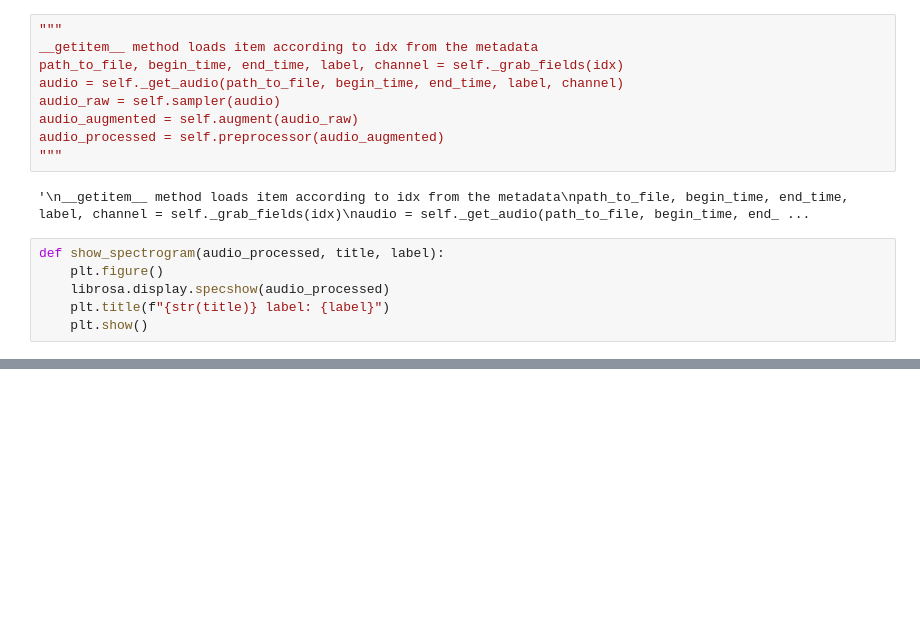
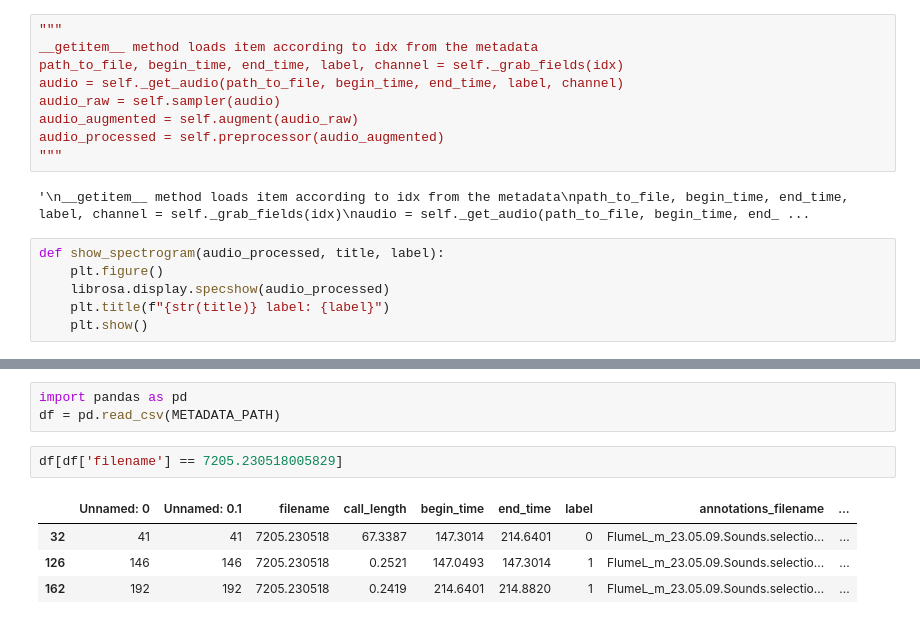
Before and after one commit to deep-voice/soundbay, a Jupyter notebook: notebooks/spectrogram_visualizer.ipynb, the cells around one changed output, grey strips where cells are left out. Saved outputs shown, nothing was run; the diff lists cells and outputs as text; blank space fills up the shorter version.

```diff
--- a/notebooks/spectrogram_visualizer.ipynb
+++ b/notebooks/spectrogram_visualizer.ipynb
@@ -168,0 +250,10 @@ audio_processed.shape: torch.Size([1, 513, 63])
+# %%
+import pandas as pd
+df = pd.read_csv(METADATA_PATH)
+# %%
+df[df['filename'] == 7205.230518005829]
+# %% [output]
+|  | Unnamed: 0 | Unnamed: 0.1 | filename | call_length | begin_time | end_time | label | annotations_filename | ... |
+| 32 | 41 | 41 | 7205.230518 | 67.3387 | 147.3014 | 214.6401 | 0 | FlumeL_m_23.05.09.Sounds.selectio... | ... |
+| 126 | 146 | 146 | 7205.230518 | 0.2521 | 147.0493 | 147.3014 | 1 | FlumeL_m_23.05.09.Sounds.selectio... | ... |
+| 162 | 192 | 192 | 7205.230518 | 0.2419 | 214.6401 | 214.8820 | 1 | FlumeL_m_23.05.09.Sounds.selectio... | ... |
```
Also changed, not shown: parts of 11 cells of this notebook.
